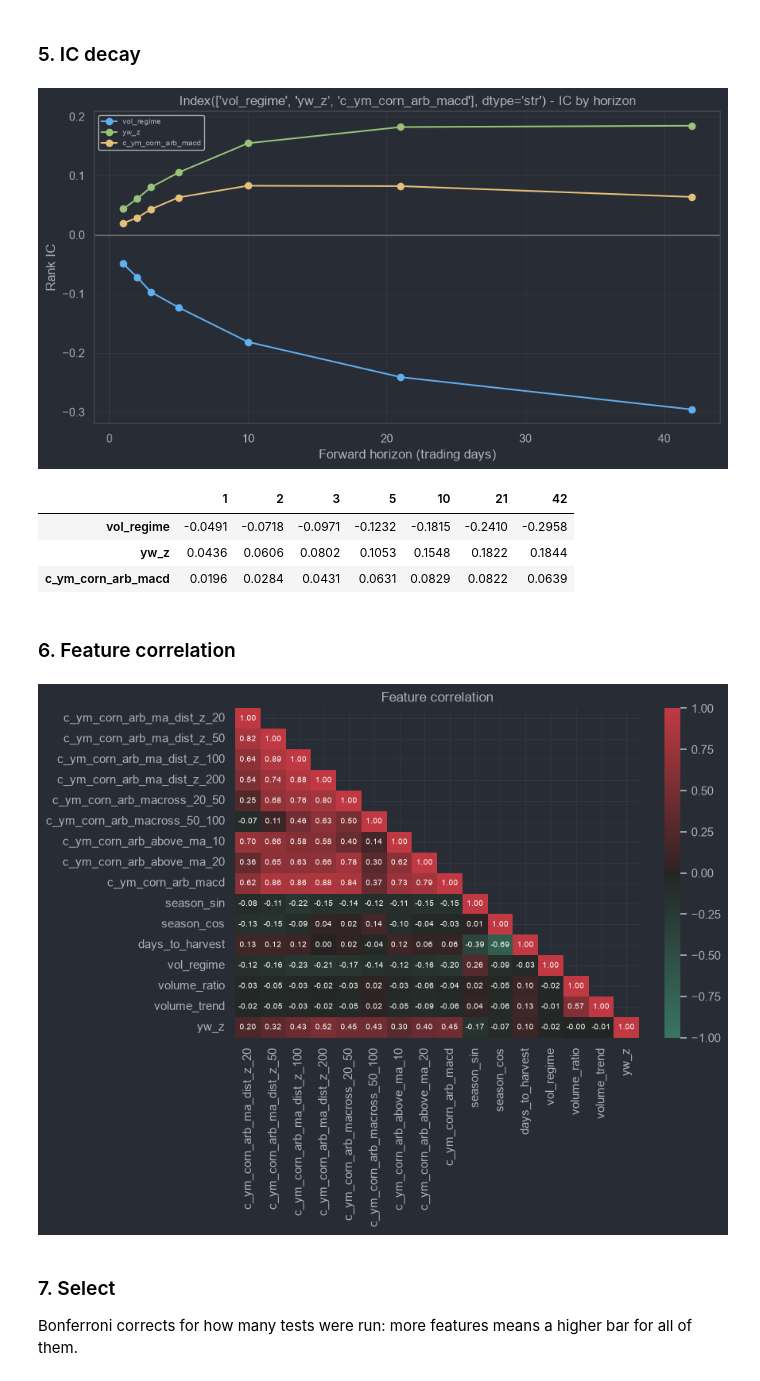
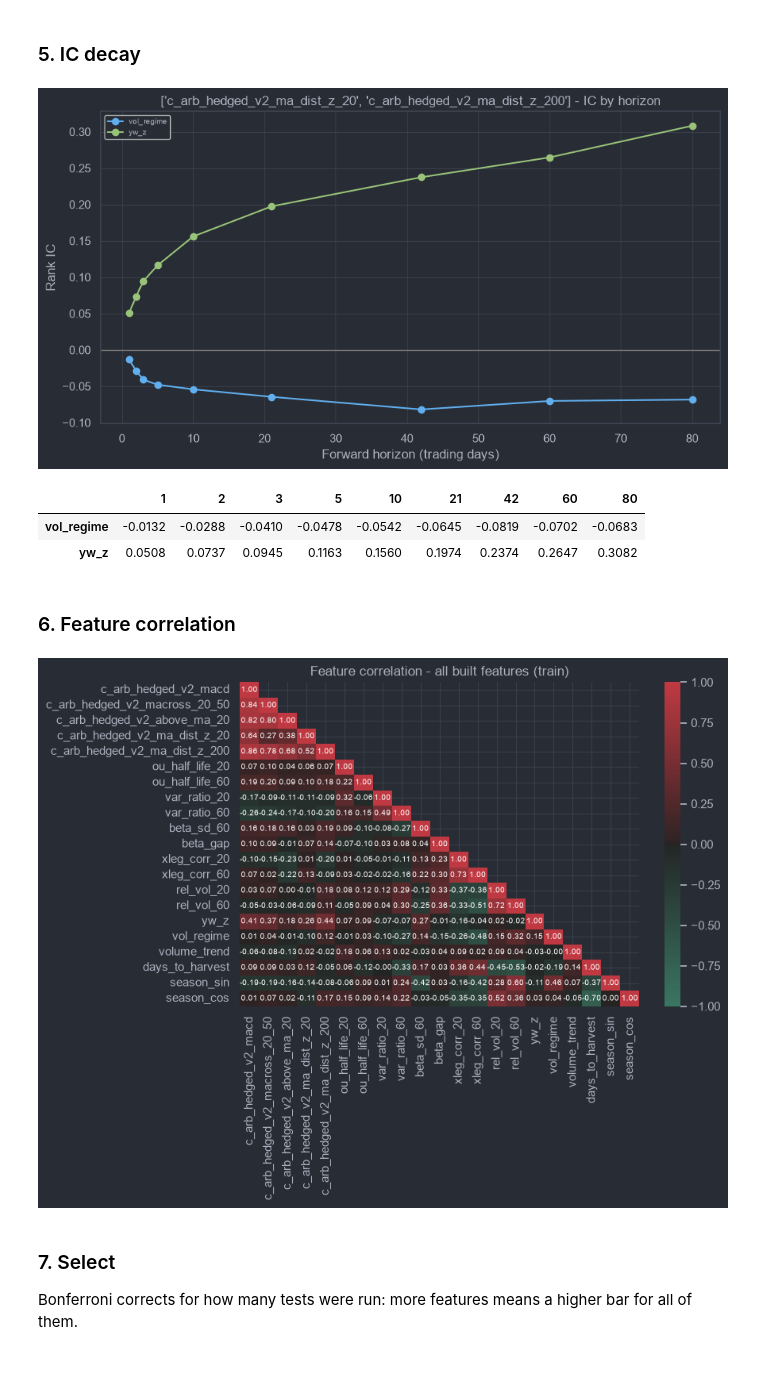
Before and after one commit to NicLabuschagne/safex-maize-factor-research, a Jupyter notebook: notebooks/factor_analysis.ipynb, the cells around one changed output. Cells and saved outputs as stored; diff of their text form; code cells hidden in the pictures.

```diff
--- a/notebooks/factor_analysis.ipynb
+++ b/notebooks/factor_analysis.ipynb
@@ -198,28 +313,32 @@ holdout 1375 rows
 ### 5. IC decay
 # %%
 # Plot IC decay for a feature
-decay_horizons = [1, 2, 3, 5, 10, 21, 42]
+decay_horizons = [1, 2, 3, 5, 10, 21, 42, 60, 80]
 decay_feat = features.forward_horizons(feat.copy(), PRICE, horizons=decay_horizons, vol_window=20)
 
 ma_features = [f"{PRICE}_ma_dist_z_{w}" for w in MA_WINDOWS]
-feats = feat[["vol_regime", "yw_z", "c_ym_corn_arb_macd"]]
+feats = feat[["vol_regime", "yw_z"]]
 ic_table = utilities.ic_decay(decay_feat, features=feats, horizons=decay_horizons)
 
-utilities.plot_ic_decay(ic_table, title=f"{feats.columns} - IC by horizon")
+utilities.plot_ic_decay(ic_table, title=f"{ma_features} - IC by horizon")
 ic_table.round(4)
 # %% [output]
-[figure, old version]
+[figure, new version]
-|  | 1 | 2 | 3 | 5 | 10 | 21 | 42 |
-| vol_regime | -0.0491 | -0.0718 | -0.0971 | -0.1232 | -0.1815 | -0.2410 | -0.2958 |
-| yw_z | 0.0436 | 0.0606 | 0.0802 | 0.1053 | 0.1548 | 0.1822 | 0.1844 |
-| c_ym_corn_arb_macd | 0.0196 | 0.0284 | 0.0431 | 0.0631 | 0.0829 | 0.0822 | 0.0639 |
+|  | 1 | 2 | 3 | 5 | 10 | 21 | 42 | 60 | 80 |
+| vol_regime | -0.0132 | -0.0288 | -0.0410 | -0.0478 | -0.0542 | -0.0645 | -0.0819 | -0.0702 | -0.0683 |
+| yw_z | 0.0508 | 0.0737 | 0.0945 | 0.1163 | 0.1560 | 0.1974 | 0.2374 | 0.2647 | 0.3082 |
 # %% [markdown]
 ### 6. Feature correlation
 # %%
 # identify multi-collinearity
-corr = utilities.plot_feature_correlation(feat, feature_cols)
+
+# Everything built in section 3 that actually made it into the frame,
+# but kept in block order so related features sit next to each other.
+created = list(dict.fromkeys(f for block in BLOCKS.values() for f in block if f in train.columns))
+
+corr = utilities.plot_feature_correlation(train, created, title="Feature correlation - all built features (train)")
 # %% [output]
-[figure, old version]
+[figure, new version]
 # %% [markdown]
 ### 7. Select
 
```
Also changed, not shown: parts of 12 cells of this notebook, 1 other file.
